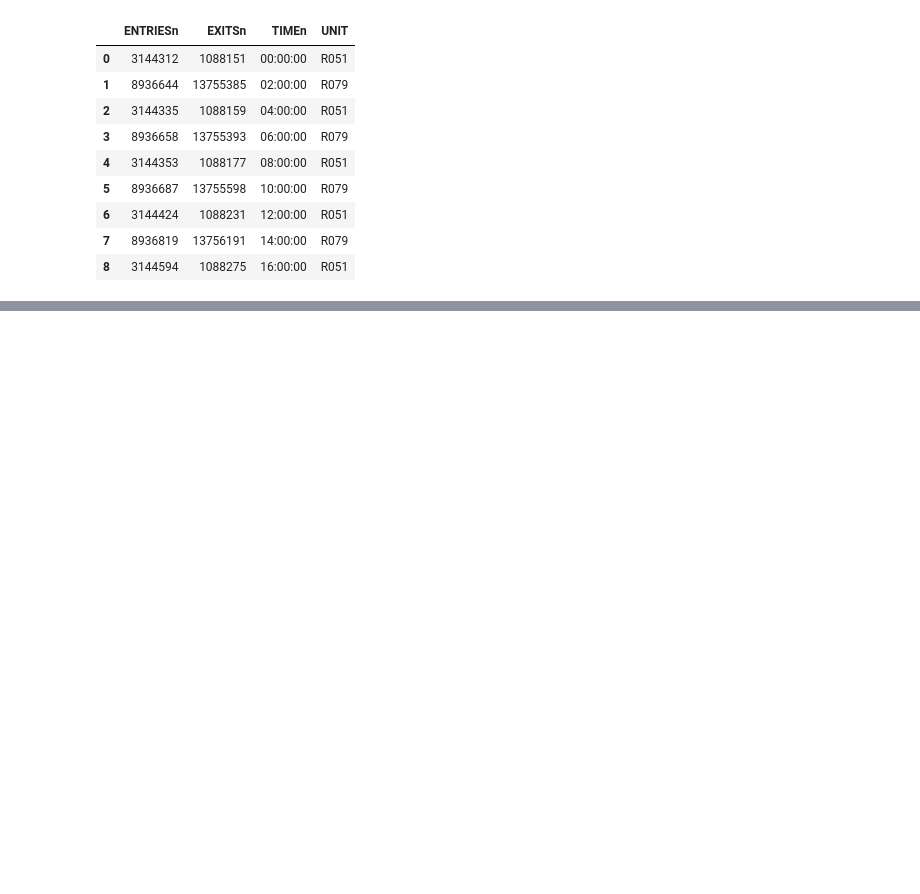
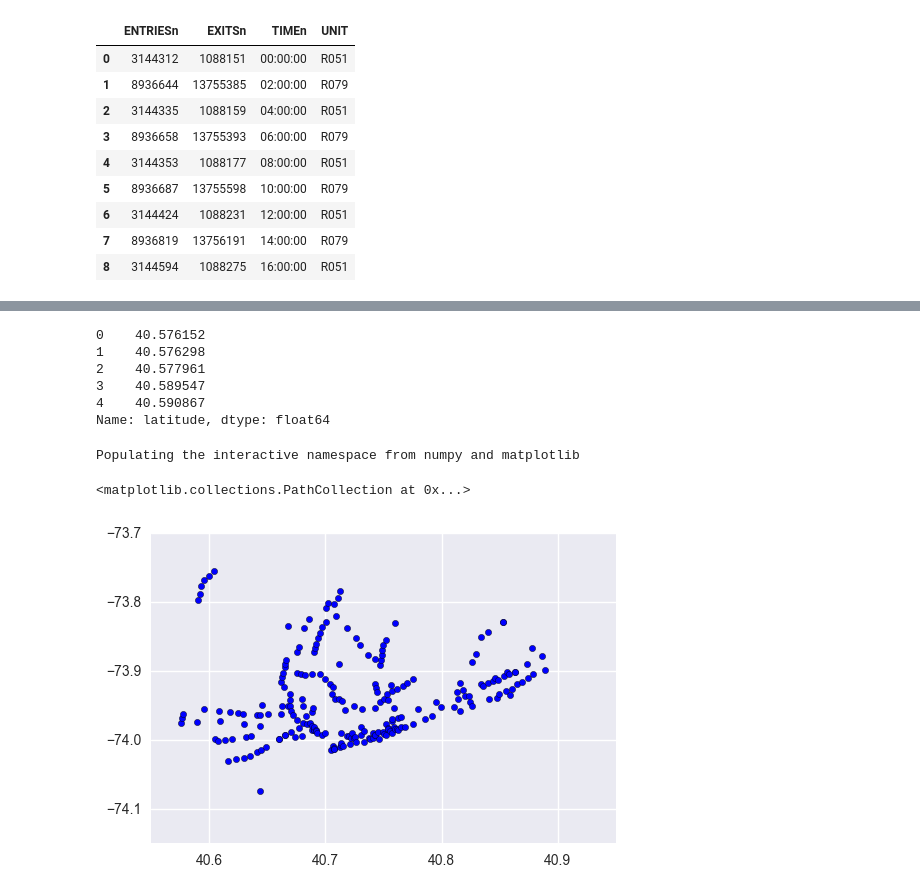
Before and after one commit to Vinayrraj/NY-Subway-Weather, a Jupyter notebook: NY-Subway-Weather.ipynb, the cells around one changed output, grey strips where cells are left out. Drawn from its saved outputs; the diff is of its cells as text; code cells hidden in the pictures; blank space fills up the shorter version.

Commit message:
Pandas Plot

```diff
--- a/NY-Subway-Weather.ipynb
+++ b/NY-Subway-Weather.ipynb
@@ -1135,0 +1265,10 @@ def get_hourly_entries_and_exits(entries_and_exits):
+# %%
+filename = 'nyc_subway_weather.csv'
+subway_df = pd.read_csv(filename)
+
+## Make a plot of your choice here showing something interesting about the subway data.
+## Matplotlib documentation here: http://matplotlib.org/api/pyplot_api.html
+## Once you've got something you're happy with, share it on the forums!
+data_by_location = subway_df.groupby(['latitude', 'longitude'], as_index=False).mean()
+#data_by_location = subway_df.groupby(['latitude', 'longitude']).mean()
+data_by_location.head()
@@ -1135,0 +1283,17 @@ def get_hourly_entries_and_exits(entries_and_exits):
+# %%
+data_by_location.head()['latitude']
+# %% [output]
+0    40.576152
+1    40.576298
+2    40.577961
+3    40.589547
+4    40.590867
+Name: latitude, dtype: float64
+# %%
+%pylab inline
+
+plt.scatter(data_by_location['latitude'], data_by_location['longitude'])
+# %% [output]
+Populating the interactive namespace from numpy and matplotlib
+<matplotlib.collections.PathCollection at 0x...>
+[figure, added]
```
Also changed, not shown: parts of 17 cells of this notebook.
